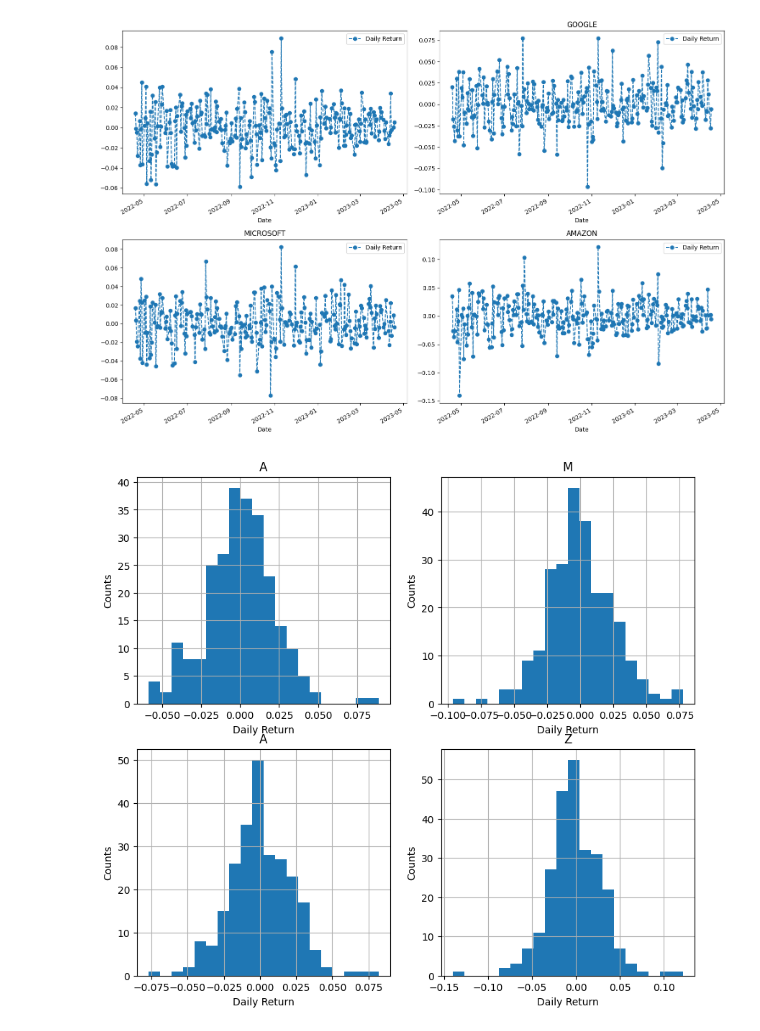
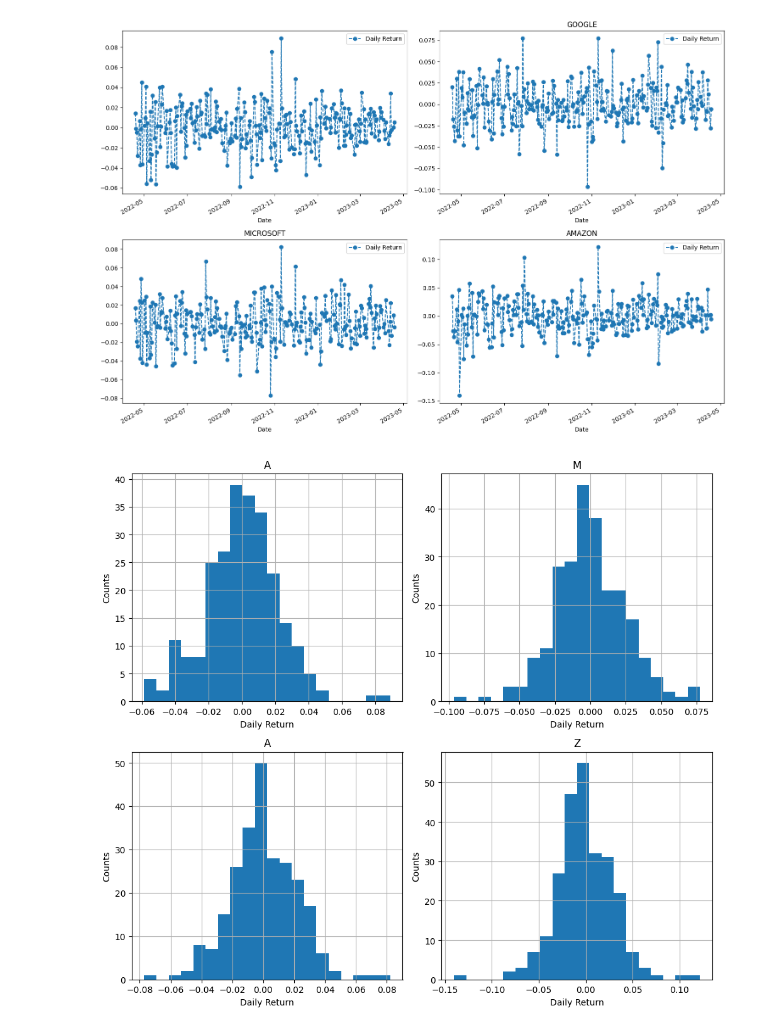
Before and after one commit to earo12/Stock-Market-Analysis, a Jupyter notebook: Stock_Market_Analysis.ipynb, the cells around one changed output. Cells and saved outputs as stored; diff of their text form; code cells hidden in the pictures.

Commit message:
Fixed problem with the layout

```diff
--- a/Stock_Market_Analysis.ipynb
+++ b/Stock_Market_Analysis.ipynb
@@ -155,12 +155,13 @@ fig.tight_layout()
 # %%
 #histogram
 
 plt.figure(figsize = (10,9))
 for i, c in enumerate(com_lis, 1):
   plt.subplot(2,2,i)
   c['Daily Return'].hist(bins = 20)
   plt.xlabel('Daily Return')
   plt.ylabel('Counts')
   plt.title(f'{com_name[i-1]}')
+plt.tight_layout()
 # %% [output]
-[figure, old version]
+[figure, new version]
```
